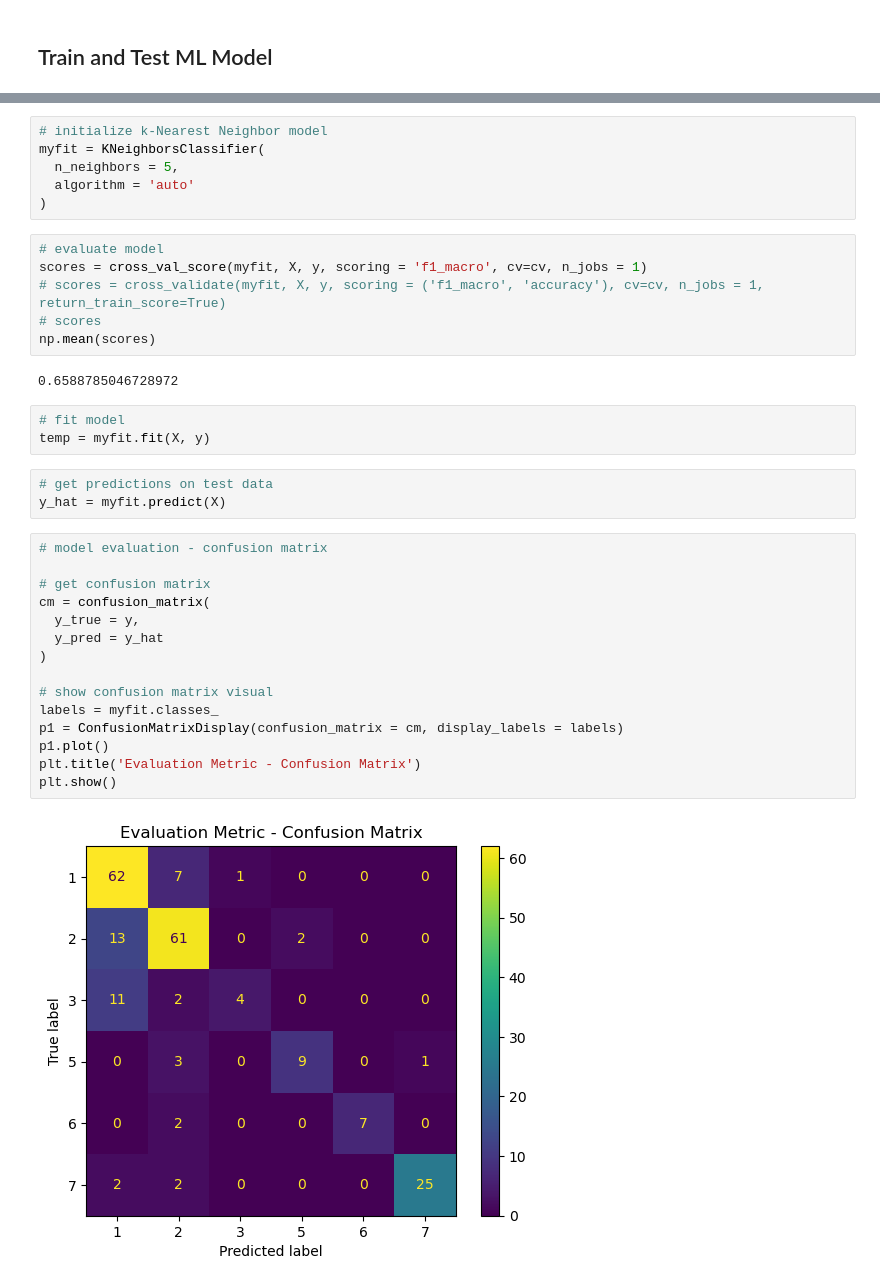
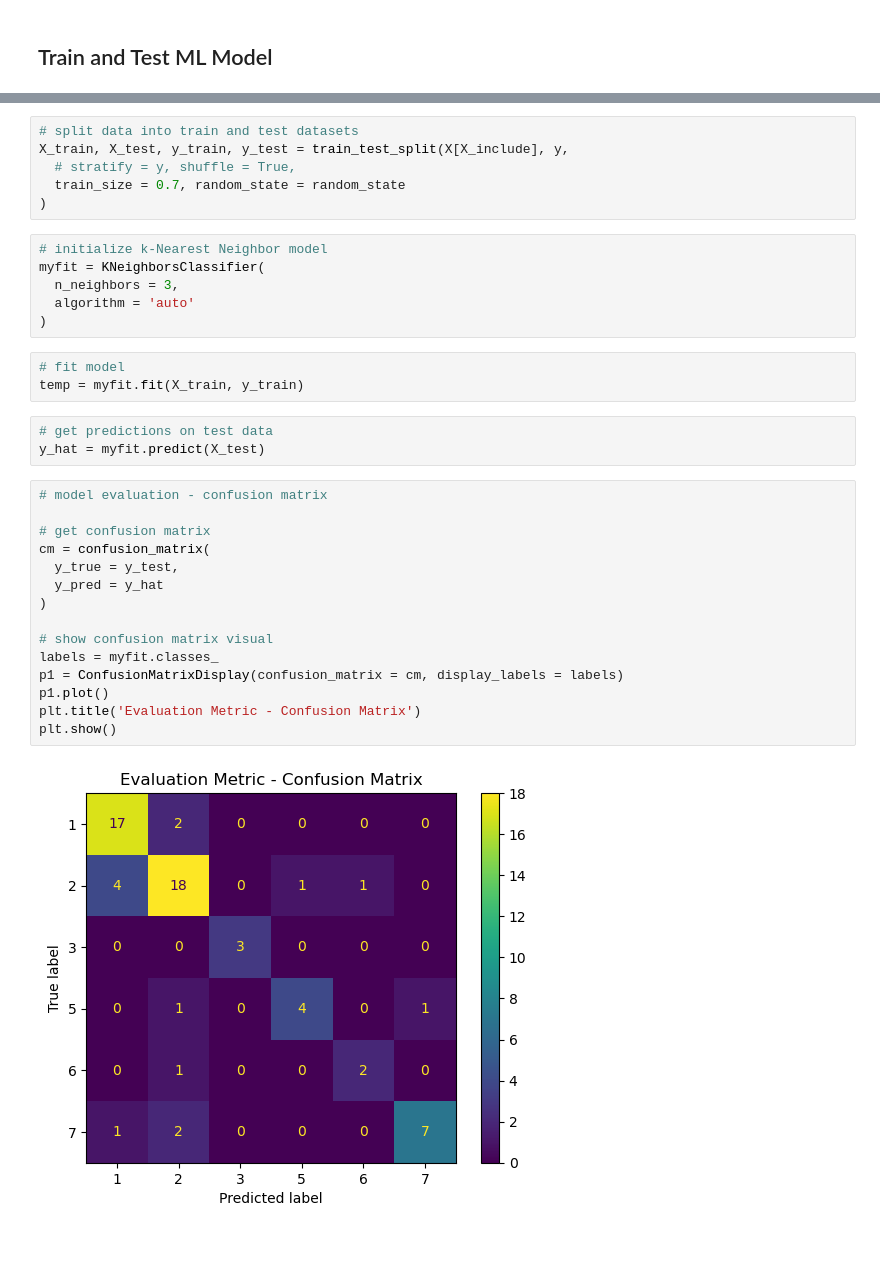
Before and after one commit to notfakearcher/julian, a Jupyter notebook: 01_topics/machine_learning/supervised_learning/classification/k_nearest_neighbors_01.ipynb, the cells around one changed output, grey strips where cells are left out. Saved outputs shown, nothing was run; the diff lists cells and outputs as text; blank space fills up the shorter version.

Commit message:
2023_12_24_16_32 updates for k_nearest_neighbors_01

```diff
--- a/01_topics/machine_learning/supervised_learning/classification/k_nearest_neighbors_01.ipynb
+++ b/01_topics/machine_learning/supervised_learning/classification/k_nearest_neighbors_01.ipynb
@@ -478,39 +340,37 @@ cv = KFold(n_splits = N, random_state = random_state, shuffle = True)
+# %%
+# split data into train and test datasets
+X_train, X_test, y_train, y_test = train_test_split(X[X_include], y,
+  # stratify = y, shuffle = True,
+  train_size = 0.7, random_state = random_state
+)
 # %%
 # initialize k-Nearest Neighbor model
 myfit = KNeighborsClassifier(
-  n_neighbors = 5,
+  n_neighbors = 3,
   algorithm = 'auto'
 )
-# %%
-# evaluate model
-scores = cross_val_score(myfit, X, y, scoring = 'f1_macro', cv=cv, n_jobs = 1)
-# scores = cross_validate(myfit, X, y, scoring = ('f1_macro', 'accuracy'), cv=cv, n_jobs = 1, return_train_score=True)
-# scores
-np.mean(scores)
-# %% [output]
-0.6588785046728972
 # %%
 # fit model
-temp = myfit.fit(X, y)
+temp = myfit.fit(X_train, y_train)
 # %%
 # get predictions on test data
-y_hat = myfit.predict(X)
+y_hat = myfit.predict(X_test)
 # %%
 # model evaluation - confusion matrix
 
 # get confusion matrix
 cm = confusion_matrix(
-  y_true = y,
+  y_true = y_test,
   y_pred = y_hat
 )
 
 # show confusion matrix visual
 labels = myfit.classes_
 p1 = ConfusionMatrixDisplay(confusion_matrix = cm, display_labels = labels)
 p1.plot()
 plt.title('Evaluation Metric - Confusion Matrix')
 plt.show()
 # %% [output]
-[figure, old version]
+[figure, new version]
 # %%
 # model evaluation - recall, precision , F1-score
```
Also changed, not shown: parts of 45 cells of this notebook.
